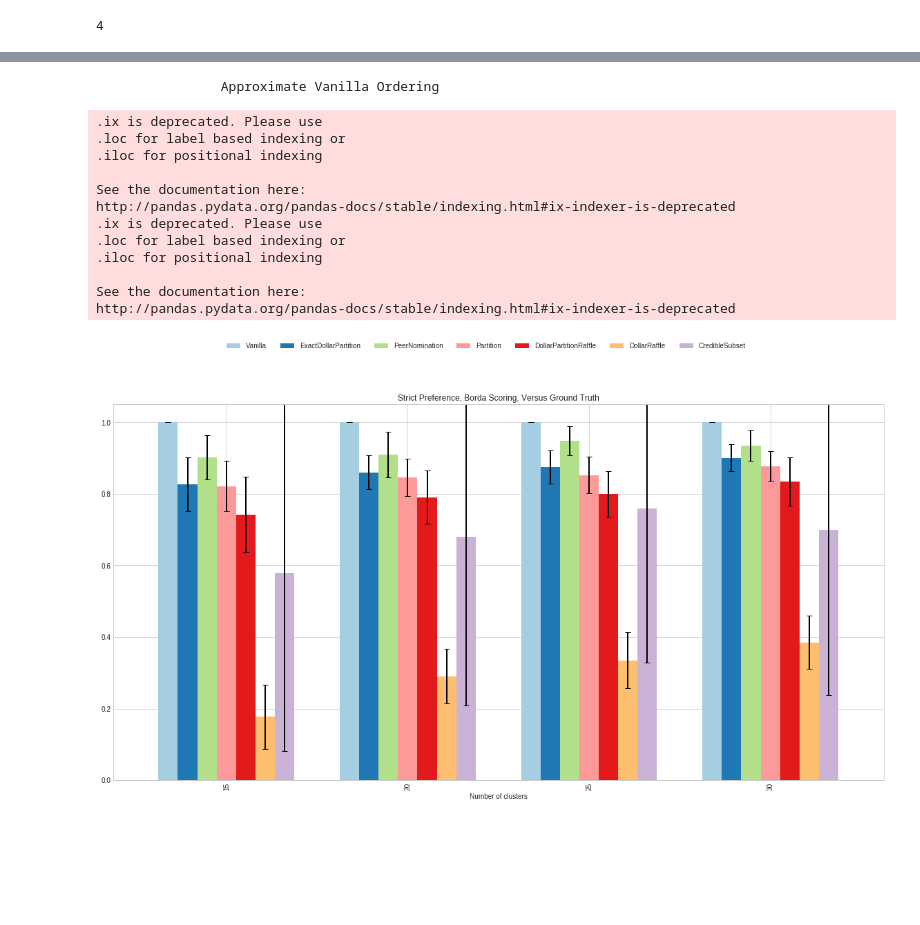
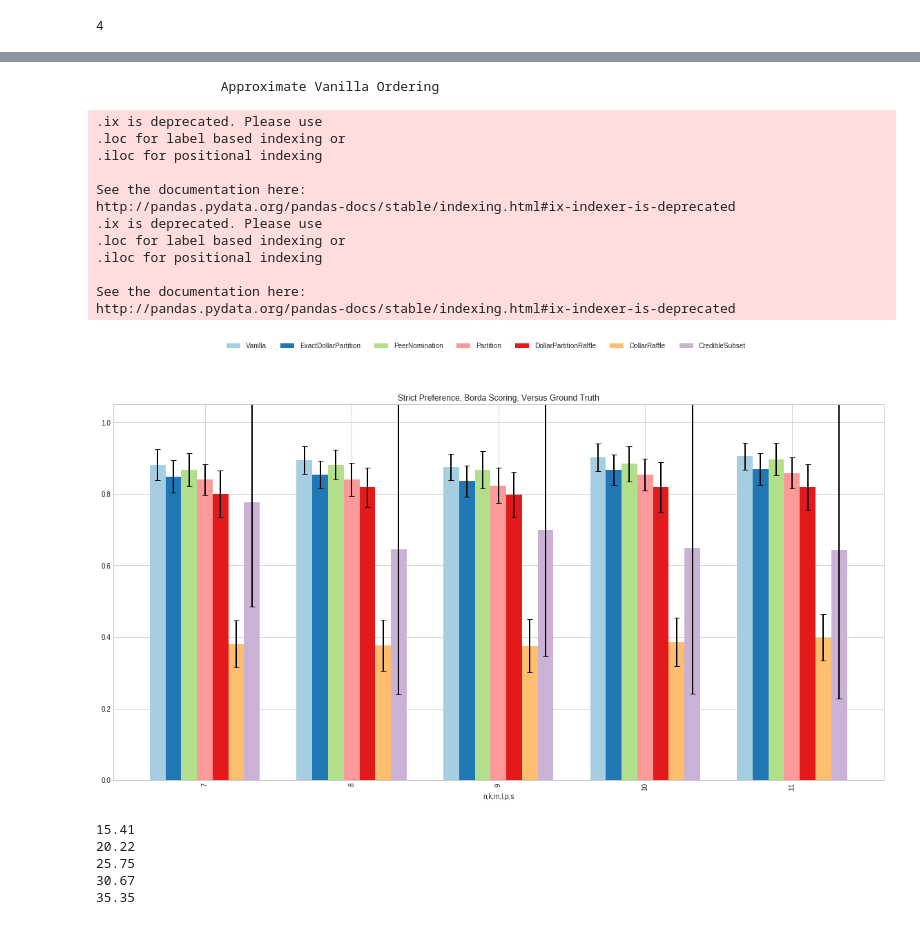
Before and after one commit to szhydkov/PeerNomination, a Jupyter notebook: peerselect/notebooks/stas_testing.ipynb, the cells around one changed output, grey strips where cells are left out. Drawn from its saved outputs; the diff is of its cells as text; code cells hidden in the pictures; blank space fills up the shorter version.

```diff
--- a/peerselect/notebooks/stas_testing.ipynb
+++ b/peerselect/notebooks/stas_testing.ipynb
@@ -72,11 +72,11 @@ class Impartial:
     NOMINATION = "PeerNomination"
     ALL = (VANILLA, EXACT, PARTITION, RAFFLE, CREDIABLE, DPR, NOMINATION)
 
-s = 50
+s = 100
 test_n = [120]
 test_k = [15, 20, 25, 30, 35]
-test_m = [7, 8, 9, 10]
-test_l = [2]
+test_m = [7, 8, 9, 10, 11]
+test_l = [4]
 test_p = [0.5]
 
 # Map for all Results.
@@ -104,8 +104,8 @@ for n,k,m,l,p in itertools.product(test_n, test_k, test_m, test_l, test_p):
         # Capture the winning sets
         ws = {}
         # Let everyone else have the same size set so they are all compareable.
-#         vs = [i for i,j in target_set]
-#         ws[Impartial.VANILLA] = vs
+        vs = [i for i,j in target_set]
+        ws[Impartial.VANILLA] = vs
 
 #         # Set all sizes to be the same.
         ws[Impartial.EXACT] = impartial.exact_dollar_partition_explicit(score_matrix, k, clustering, normalize=True)
@@ -122,9 +122,9 @@ for n,k,m,l,p in itertools.product(test_n, test_k, test_m, test_l, test_p):
 #         ws[Impartial.EXACT] = impartial.exact_dollar_partition_explicit(score_matrix, size, clustering, normalize=True)
 
 
-        for x in [Impartial.EXACT, Impartial.NOMINATION]:
+        for x in Impartial.ALL:
             key = (n, k, m, l, p, s, x)
-#             v_results[key] = v_results.get(key, []) + [len(set(vs) & set(ws[x]))]
+            v_results[key] = v_results.get(key, []) + [len(set(vs) & set(ws[x]))]
             gt_results[key] = gt_results.get(key, []) + [len(set(np.arange(0, k)) & set(ws[x]))]
 
         key = (n, k, m, l, p)
@@ -135,15 +135,15 @@ for n,k,m,l,p in itertools.product(test_n, test_k, test_m, test_l, test_p):
 
 print("All done!")
 
-# v_df = pd.DataFrame(v_results)
-# v_df.columns.names = ['n', 'k', 'm', 'l', 'p', 's', 'algo']
+v_df = pd.DataFrame(v_results)
+v_df.columns.names = ['n', 'k', 'm', 'l', 'p', 's', 'algo']
 
-# gt_df = pd.DataFrame(gt_results)
-# gt_df.columns.names = ['n', 'k', 'm', 'l', 'p', 's', 'algo']
+gt_df = pd.DataFrame(gt_results)
+gt_df.columns.names = ['n', 'k', 'm', 'l', 'p', 's', 'algo']
 
 # fair_df = pd.DataFrame(gt_results)
 # fair_df.columns.names = ['n', 'k', 'm', 'l', 'p', 's', 'algo']
 
-cluster2_df = pd.DataFrame(gt_results)
-cluster2_df.columns.names = ['n', 'k', 'm', 'l', 'p', 's', 'algo']
+# cluster2_df = pd.DataFrame(gt_results)
+# cluster2_df.columns.names = ['n', 'k', 'm', 'l', 'p', 's', 'algo']
 # %% [output]
@@ -243,33 +278,42 @@ def make_output(df, test, labels):
         means.ix[index] = row / float(index[1])
     for index, row in errors.iterrows():
         errors.ix[index] = row / float(index[1])
 
     # print(errors)
 
     #Set colors..
     color_list = plt.cm.Paired(np.linspace(0, 1, 10))
     color_list = color_list[:7]
     #color_list = sns.color_palette("pastel", 6)
     means.plot(kind='bar', legend=False, yerr=errors.values.T, figsize=(20, 10), ylim=(0.0, 1.05), \
             color=color_list, error_kw={'ecolor':'Black', 'linewidth':2, 'capsize':4}, width=0.75)
     plt.title("Strict Preference, Borda Scoring, Versus Ground Truth")
     plt.legend(bbox_to_anchor = (0,0.01,1,1), bbox_transform=plt.gcf().transFigure, loc='upper center', ncol=7, borderaxespad=0.)
     plt.gca().set_xticklabels(labels)
-    plt.gca().set_xlabel("Number of clusters")
+#     plt.gca().set_xlabel("Number of clusters")
     plt.show()
-make_output(v_df, (120,slice(None),9,5,0.0,50), test_k)
+make_output(gt_df, (120,30,slice(None),4,0.5,100), test_m)
 # %% [output]
                 Approximate Vanilla Ordering
 .ix is deprecated. Please use
 .loc for label based indexing or
 .iloc for positional indexing
 
 See the documentation here:
 http://pandas.pydata.org/pandas-docs/stable/indexing.html#ix-indexer-is-deprecated
 .ix is deprecated. Please use
 .loc for label based indexing or
 .iloc for positional indexing
 
 See the documentation here:
 http://pandas.pydata.org/pandas-docs/stable/indexing.html#ix-indexer-is-deprecated
-[figure, old version]
+[figure, new version]
+# %%
+for k in test_k:
+    print(np.mean(pn_sizes[(120,k,7,4,0.5)]))
+# %% [output]
+15.41
+20.22
+25.75
+30.67
+35.35
```
Also changed, not shown: parts of 8 cells of this notebook, 5 other files.
